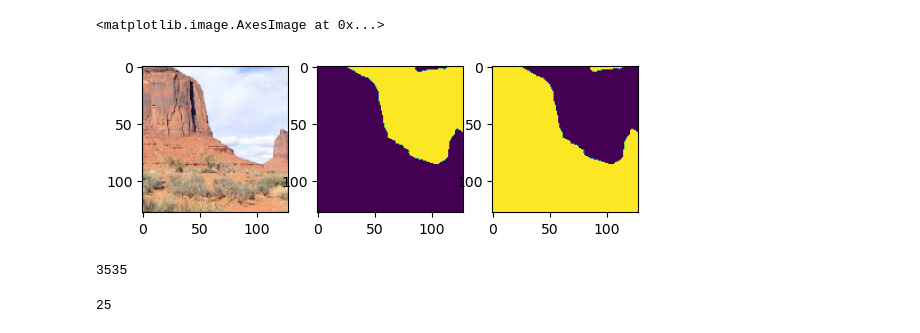
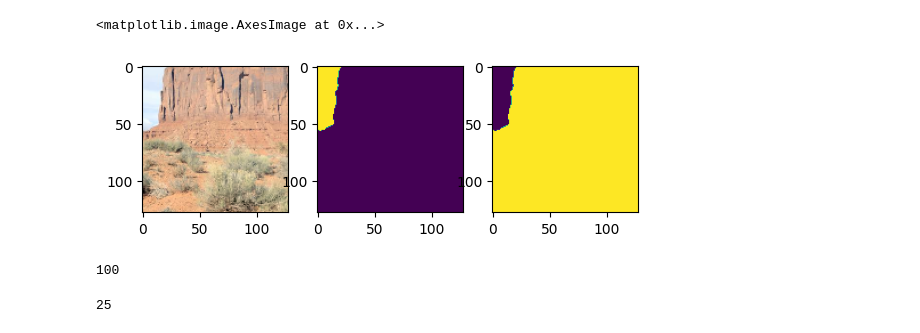
Before and after one commit to jakwisn/advanced_deep_learning_in_cv, a Jupyter notebook: main_training.ipynb, the cells around one changed output. Drawn from its saved outputs; the diff is of its cells as text; code cells hidden in the pictures.

```diff
--- a/main_training.ipynb
+++ b/main_training.ipynb
@@ -33,30 +33,30 @@ set_seed()
 # %%
 transform = transforms.Compose([
     transforms.ToTensor(),                # from [0,255] to range [0.0,1.0]
     v2.Resize(256),
-    v2.RandomCrop(size=(128, 128))
+    # v2.RandomCrop(size=(128, 128)) # We dont do mask transformation
     ])
 
-input_images = glob.glob('data/training/INPUT_IMAGES/*P1.5.JPG')
-val_images = glob.glob('data/validation/GT_IMAGES/*.jpg')
+input_images = glob.glob('data/training/INPUT_IMAGES/*P1.5.JPG')[:100]
+val_images = glob.glob('data/validation/GT_IMAGES/*.jpg')[:6]
 
 train_dataset = CorrectionImageDataset(input_images, train=False, transform=transform)
 validation_dataset = CorrectionImageDataset('data/validation/GT_IMAGES', train=False, transform=transform)
 
 # test set must be done with the same data
 im, mask = train_dataset[0]
 
 fig, axs = plt.subplots(1,3)
 axs[0].imshow(im.permute((1,2,0)))
 axs[1].imshow(mask) # Unknown region to generate
 axs[2].imshow(~mask) # Known region
 # %% [output]
 <matplotlib.image.AxesImage at 0x...>
-[figure, old version]
+[figure, new version]
 # %%
 len(train_dataset)
 # %% [output]
-3535
+100
 # %%
 len(validation_dataset)
 # %% [output]
```
Also changed, not shown: parts of 11 cells of this notebook, 1 other file.
